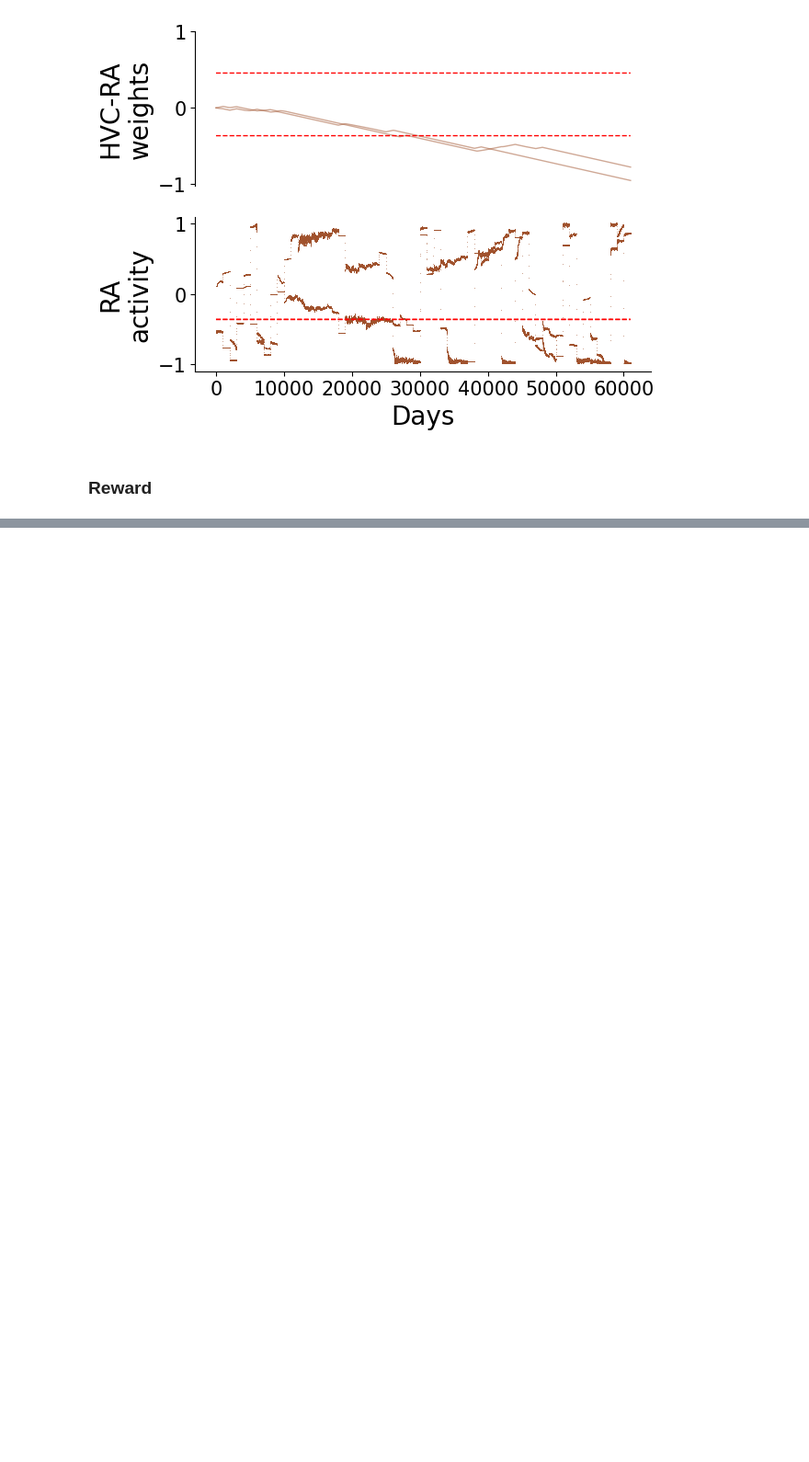
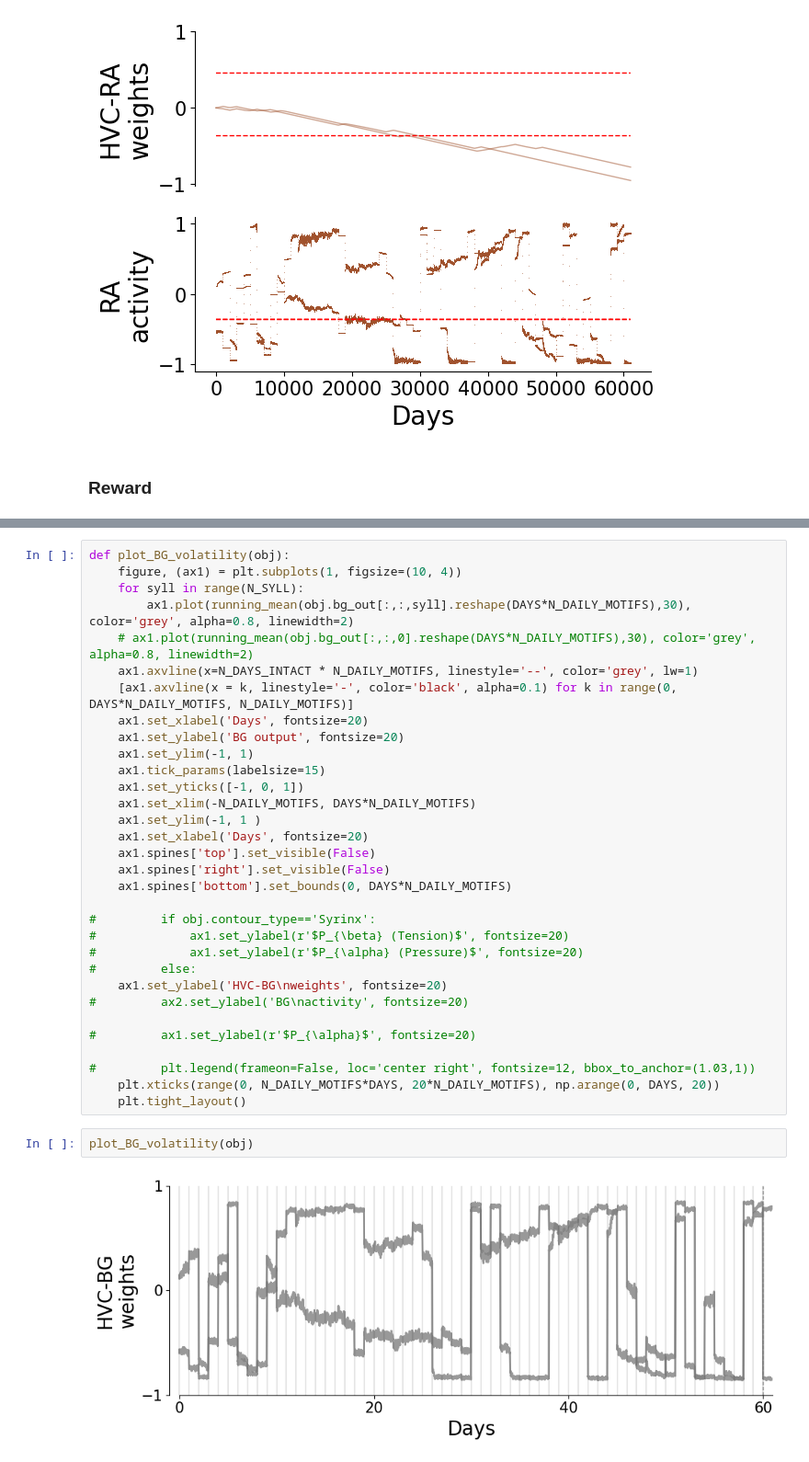
Before and after one commit to atharvsuryawanshi12/Dual_Pathway_RL_songbird, a Jupyter notebook: JSON/for_figures.ipynb, the cells around one changed output, grey strips where cells are left out. Shown: that part at 92% size. Cells and saved outputs as stored; diff of their text form; blank space fills up the shorter version.

```diff
--- a/JSON/for_figures.ipynb
+++ b/JSON/for_figures.ipynb
@@ -635,0 +642,36 @@ plot_reward(obj)
+# %%
+def plot_BG_volatility(obj):
+    figure, (ax1) = plt.subplots(1, figsize=(10, 4))
+    for syll in range(N_SYLL):
+        ax1.plot(running_mean(obj.bg_out[:,:,syll].reshape(DAYS*N_DAILY_MOTIFS),30), color='grey', alpha=0.8, linewidth=2)
+    # ax1.plot(running_mean(obj.bg_out[:,:,0].reshape(DAYS*N_DAILY_MOTIFS),30), color='grey', alpha=0.8, linewidth=2)
+    ax1.axvline(x=N_DAYS_INTACT * N_DAILY_MOTIFS, linestyle='--', color='grey', lw=1)
+    [ax1.axvline(x = k, linestyle='-', color='black', alpha=0.1) for k in range(0, DAYS*N_DAILY_MOTIFS, N_DAILY_MOTIFS)]
+    ax1.set_xlabel('Days', fontsize=20)
+    ax1.set_ylabel('BG output', fontsize=20)
+    ax1.set_ylim(-1, 1)
+    ax1.tick_params(labelsize=15)
+    ax1.set_yticks([-1, 0, 1])
+    ax1.set_xlim(-N_DAILY_MOTIFS, DAYS*N_DAILY_MOTIFS)
+    ax1.set_ylim(-1, 1 )
+    ax1.set_xlabel('Days', fontsize=20)
+    ax1.spines['top'].set_visible(False)
+    ax1.spines['right'].set_visible(False)
+    ax1.spines['bottom'].set_bounds(0, DAYS*N_DAILY_MOTIFS)
+
+#         if obj.contour_type=='Syrinx':
+#             ax1.set_ylabel(r'$P_{\beta} (Tension)$', fontsize=20)
+#             ax1.set_ylabel(r'$P_{\alpha} (Pressure)$', fontsize=20)
+#         else:
+    ax1.set_ylabel('HVC-BG\nweights', fontsize=20)
+#         ax2.set_ylabel('BG\nactivity', fontsize=20)
+
+#         ax1.set_ylabel(r'$P_{\alpha}$', fontsize=20)
+
+#         plt.legend(frameon=False, loc='center right', fontsize=12, bbox_to_anchor=(1.03,1))
+    plt.xticks(range(0, N_DAILY_MOTIFS*DAYS, 20*N_DAILY_MOTIFS), np.arange(0, DAYS, 20))
+    plt.tight_layout()
+# %%
+plot_BG_volatility(obj)
+# %% [output]
+[figure, added]
```
Also changed, not shown: parts of 6 cells of this notebook.
